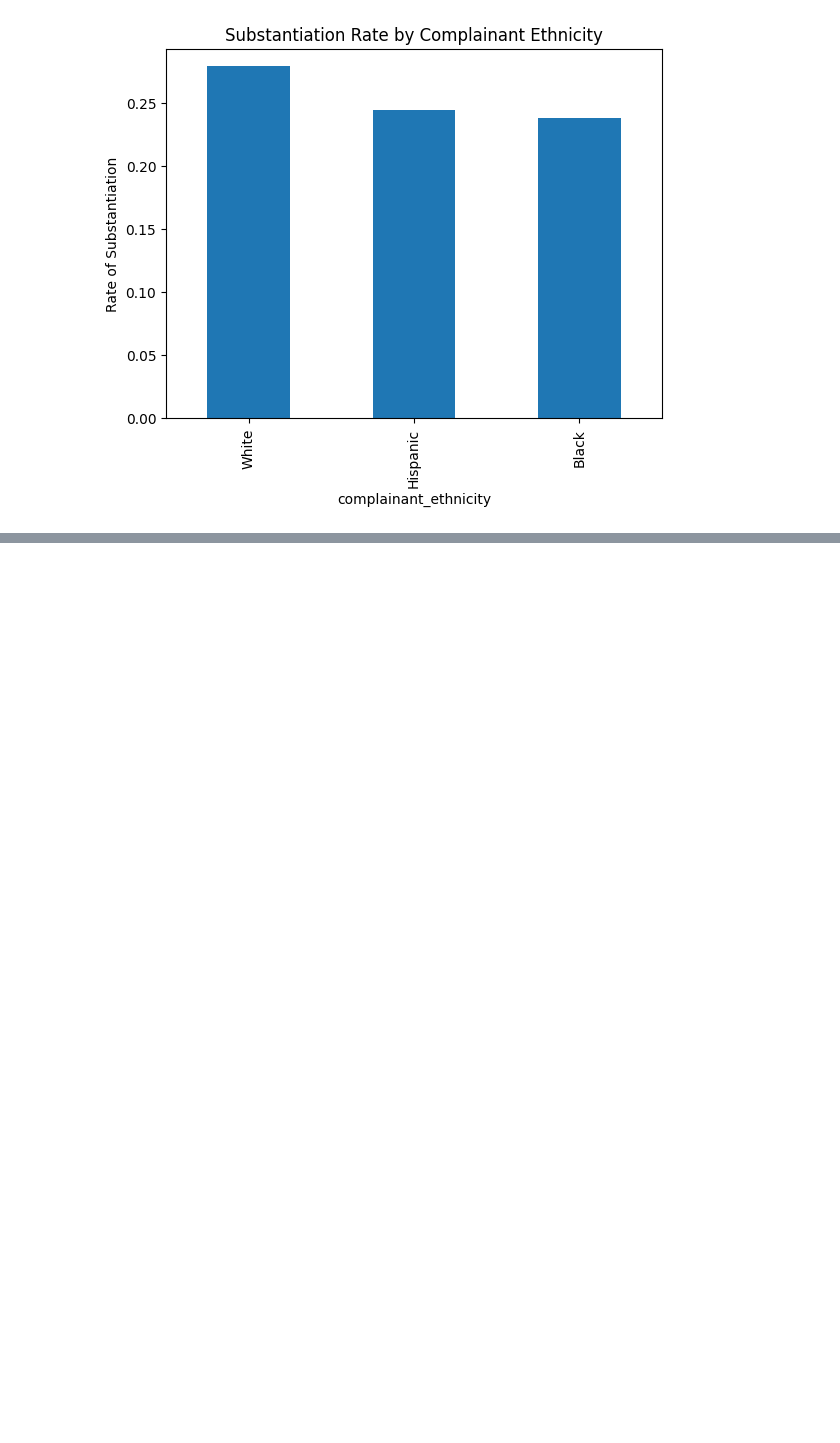
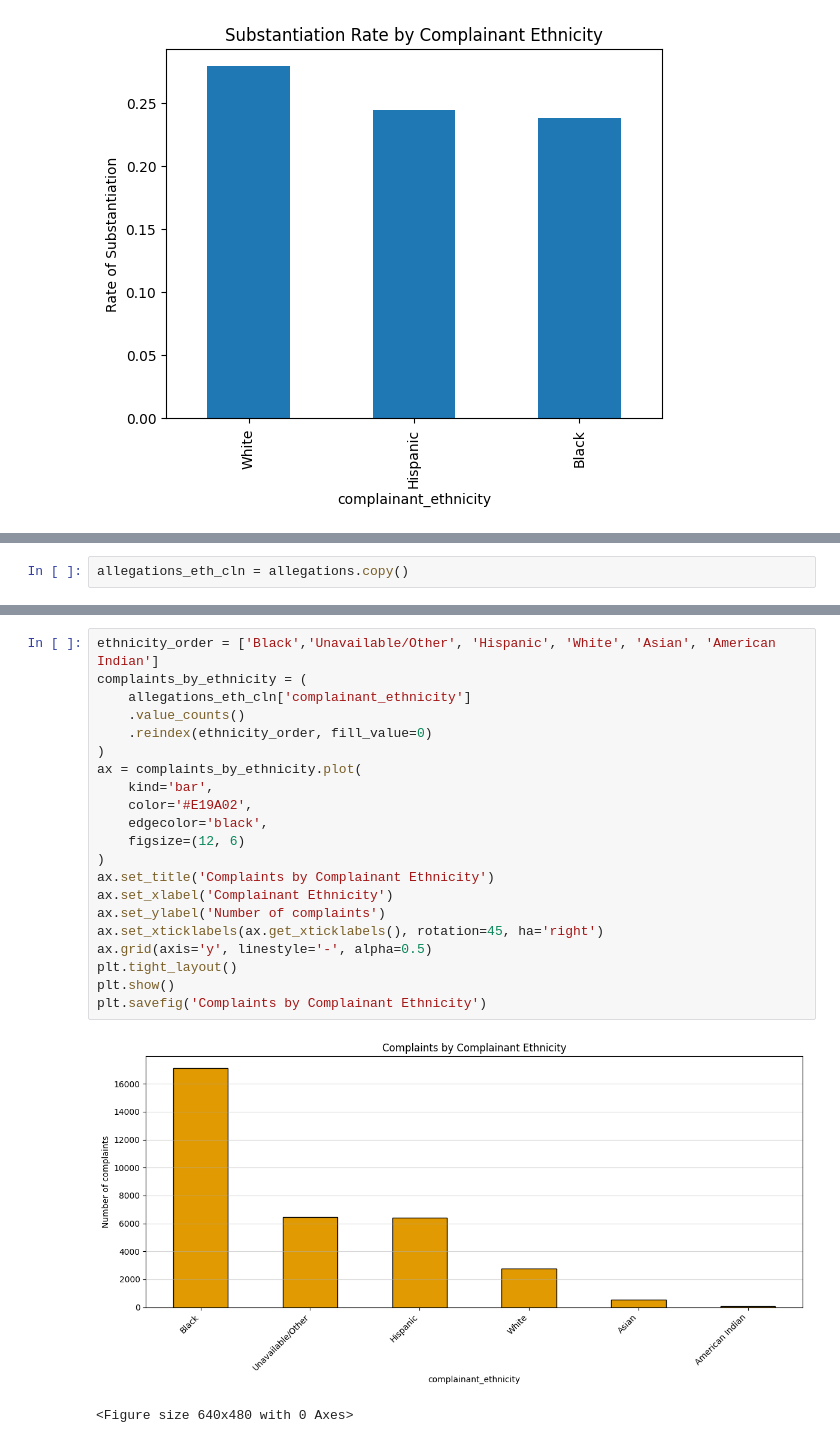
Before and after one commit to VuLe005/Dsc106-project2, a Jupyter notebook: nypd.ipynb, the cells around one changed output, grey strips where cells are left out. Drawn from its saved outputs; the diff is of its cells as text; blank space fills up the shorter version.

```diff
--- a/nypd.ipynb
+++ b/nypd.ipynb
@@ -276,0 +315,2 @@ plt.show()
+# %%
+allegations_eth_cln = allegations.copy()
@@ -276,0 +368,24 @@ plt.show()
+# %%
+ethnicity_order = ['Black','Unavailable/Other', 'Hispanic', 'White', 'Asian', 'American Indian']
+complaints_by_ethnicity = (
+    allegations_eth_cln['complainant_ethnicity']
+    .value_counts()
+    .reindex(ethnicity_order, fill_value=0)
+)
+ax = complaints_by_ethnicity.plot(
+    kind='bar',
+    color='#E19A02',
+    edgecolor='black',
+    figsize=(12, 6)
+)
+ax.set_title('Complaints by Complainant Ethnicity')
+ax.set_xlabel('Complainant Ethnicity')
+ax.set_ylabel('Number of complaints')
+ax.set_xticklabels(ax.get_xticklabels(), rotation=45, ha='right')
+ax.grid(axis='y', linestyle='-', alpha=0.5)
+plt.tight_layout()
+plt.show()
+plt.savefig('Complaints by Complainant Ethnicity')
+# %% [output]
+[figure, added]
+<Figure size 640x480 with 0 Axes>
```
Also changed, not shown: parts of 16 cells of this notebook, 3 other files.
